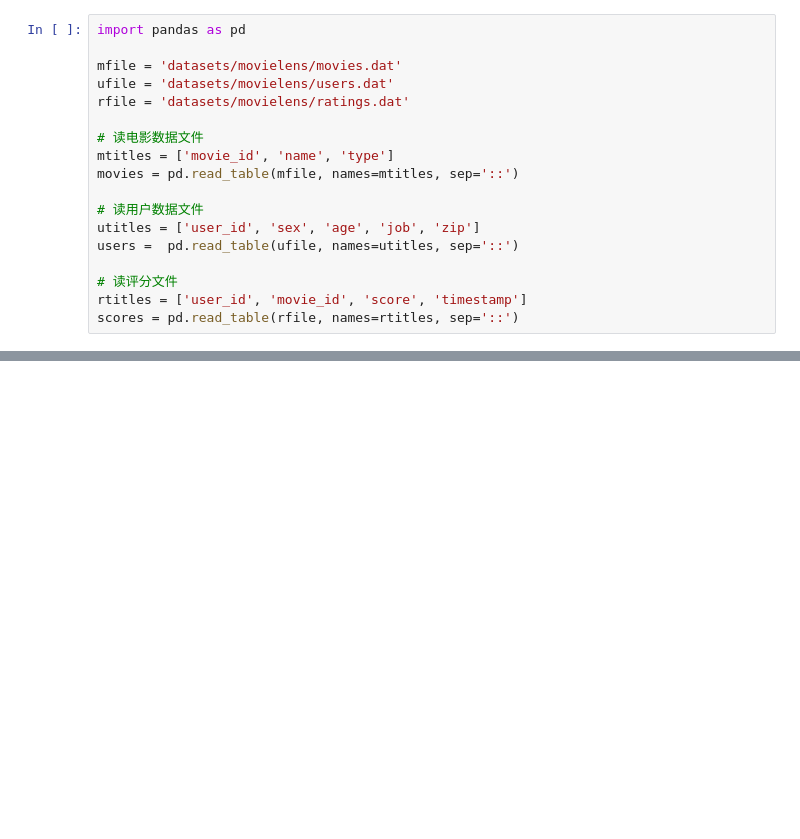
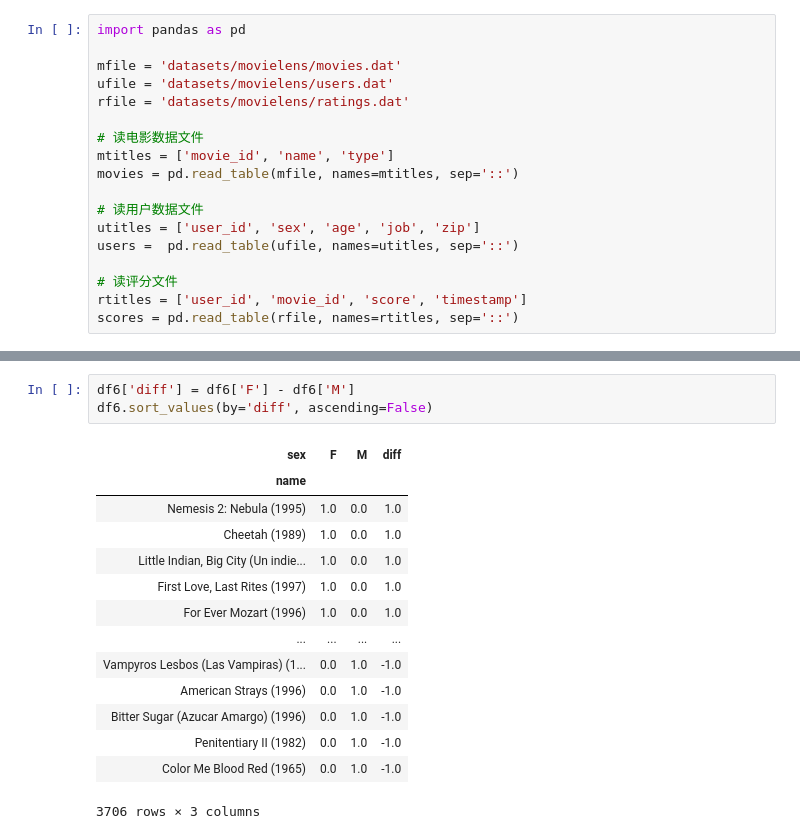
Before and after one commit to silianpan/pydata-book, a Jupyter notebook: case2.ipynb, the cells around one changed output, grey strips where cells are left out. Drawn from its saved outputs; the diff is of its cells as text; blank space fills up the shorter version.

```diff
--- a/case2.ipynb
+++ b/case2.ipynb
@@ -54,0 +83,18 @@ df4 = df3.unstack()
+# %%
+df6['diff'] = df6['F'] - df6['M']
+df6.sort_values(by='diff', ascending=False)
+# %% [output]
+| sex | F | M | diff |
+| name |  |  |  |
+| Nemesis 2: Nebula (1995) | 1.0 | 0.0 | 1.0 |
+| Cheetah (1989) | 1.0 | 0.0 | 1.0 |
+| Little Indian, Big City (Un indie... | 1.0 | 0.0 | 1.0 |
+| First Love, Last Rites (1997) | 1.0 | 0.0 | 1.0 |
+| For Ever Mozart (1996) | 1.0 | 0.0 | 1.0 |
+| ... | ... | ... | ... |
+| Vampyros Lesbos (Las Vampiras) (1... | 0.0 | 1.0 | -1.0 |
+| American Strays (1996) | 0.0 | 1.0 | -1.0 |
+| Bitter Sugar (Azucar Amargo) (1996) | 0.0 | 1.0 | -1.0 |
+| Penitentiary II (1982) | 0.0 | 1.0 | -1.0 |
+| Color Me Blood Red (1965) | 0.0 | 1.0 | -1.0 |
+3706 rows × 3 columns
```
Also changed, not shown: parts of 5 cells of this notebook, 3 other files.
